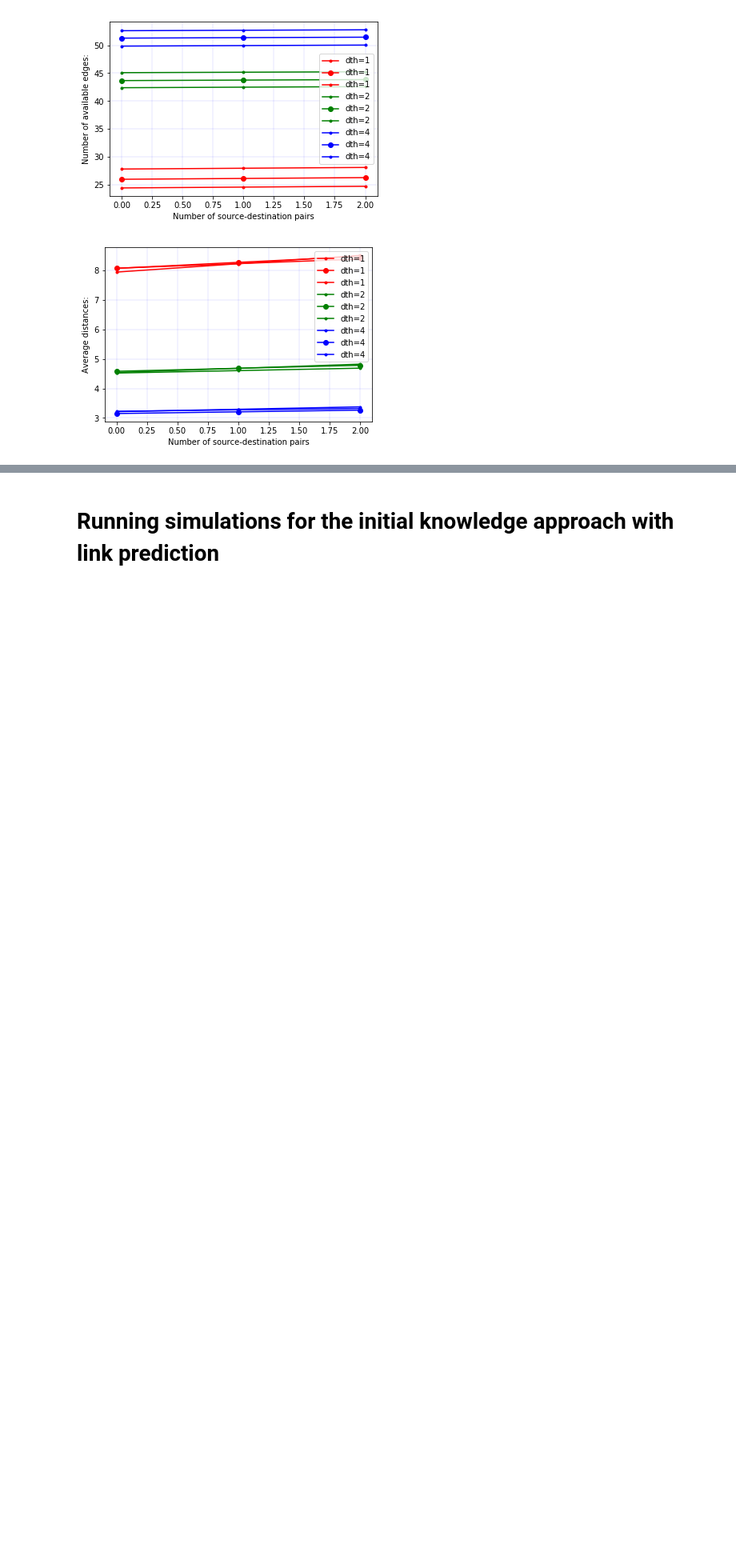
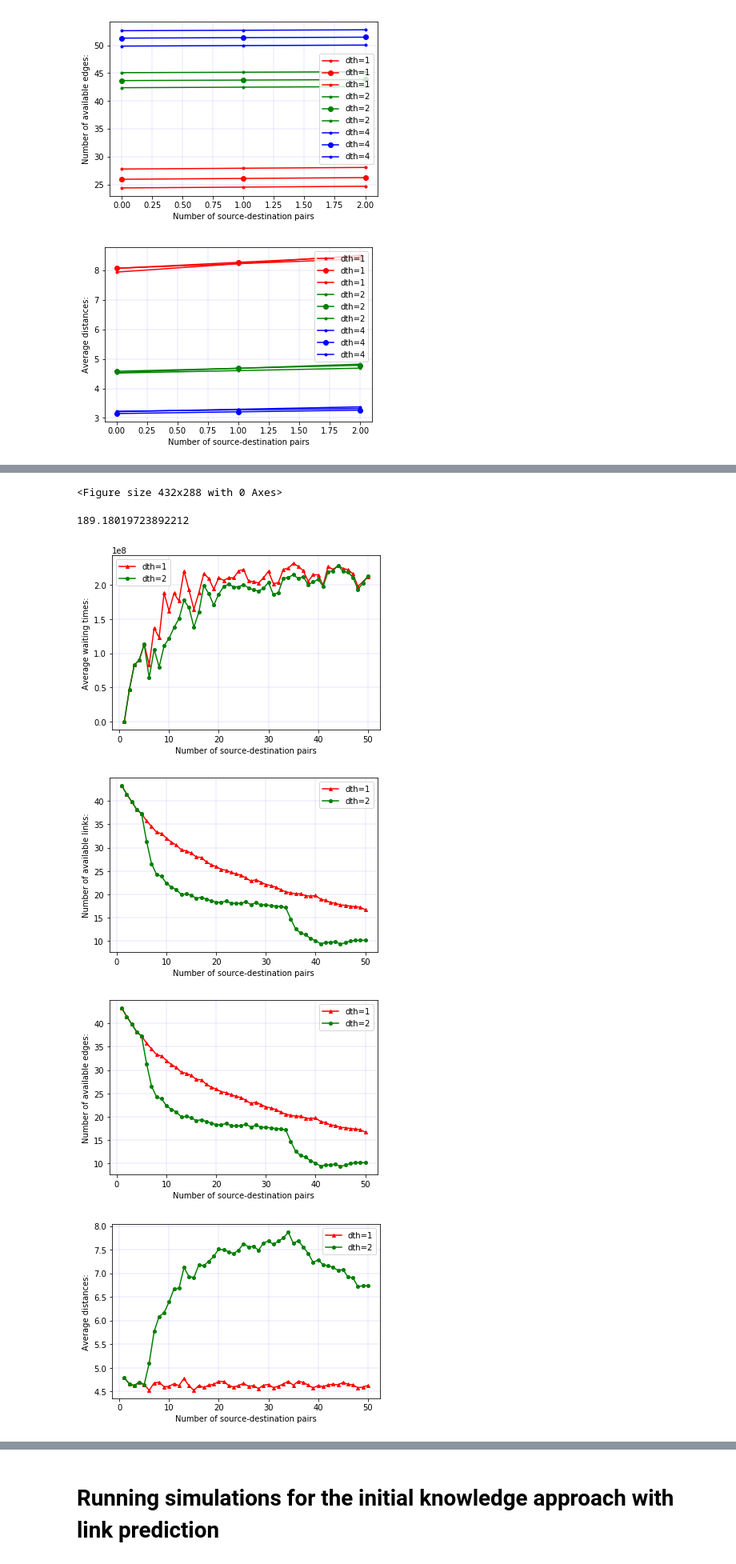
Before and after one commit to antalszava/quantum_network_routing, a Jupyter notebook: notebooks/initial_knowledge_approach.ipynb, the cells around one changed output, grey strips where cells are left out. Shown at 80% size. Drawn from its saved outputs; the diff is of its cells as text; code cells hidden in the pictures; blank space fills up the shorter version.

```diff
--- a/notebooks/initial_knowledge_approach.ipynb
+++ b/notebooks/initial_knowledge_approach.ipynb
@@ -36,0 +69,17 @@ plot_results(initial_knowledge_results, 'initial_knowledge_maxdth_' + str(max_dt
+# %%
+plot_results(list(simulation.final_results.values()), '_maxdth_'
+                      + str(max_dth) + str(end - start), save_tikz=True)
+# %% [output]
+<Figure size 432x288 with 0 Axes>
+# %%
+print(end-start)
+# %% [output]
+189.18019723892212
+# %%
+plot_results(list(simulation.final_results.values()), '_maxdth_'
+                      + str(max_dth) + str(end - start), save_tikz=False)
+# %% [output]
+[figure, added]
+[figure, added]
+[figure, added]
+[figure, added]
```
Also changed, not shown: parts of 5 cells of this notebook, 11 other files.
